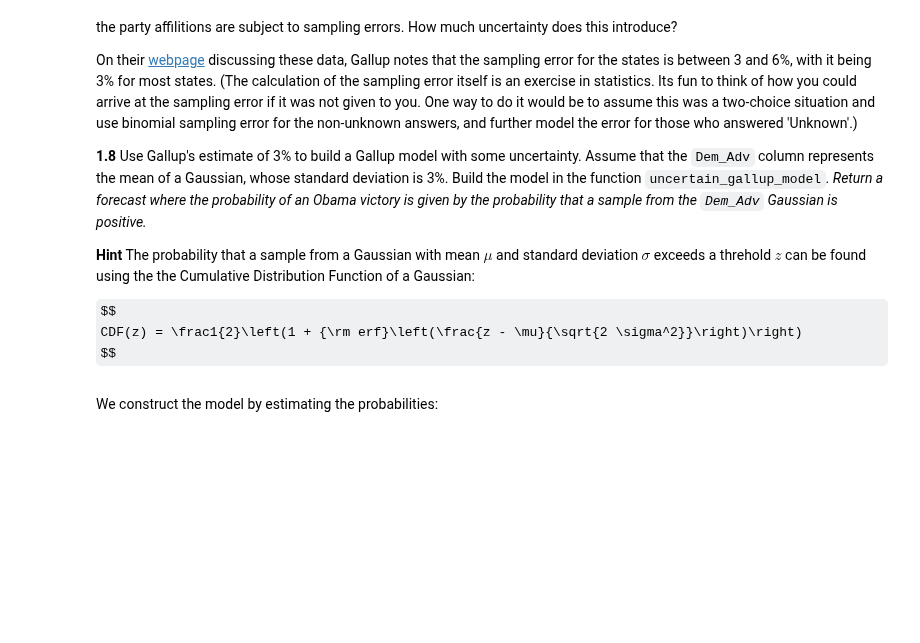
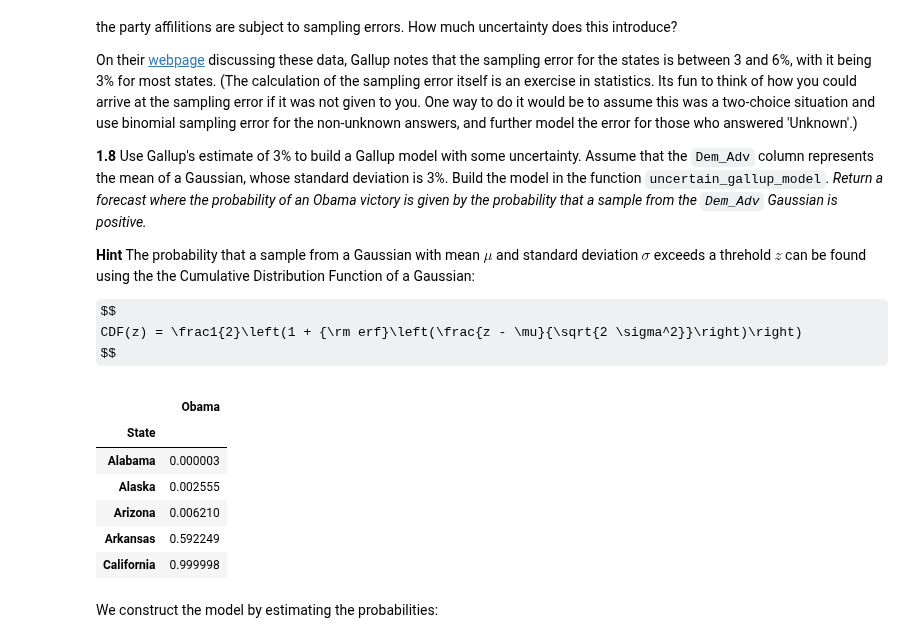
Before and after one commit to Theerit/content, a Jupyter notebook: HW2.ipynb, the cells around one changed output. Drawn from its saved outputs; the diff is of its cells as text; code cells hidden in the pictures; some formulas as TeX source; blank space fills up the shorter version.

Commit message:
Add uncertain gallup model code

```diff
--- a/HW2.ipynb
+++ b/HW2.ipynb
@@ -553,6 +548,24 @@ model : DataFrame
     model.index should be set to gallup.index (that is, it should be indexed by state name)
 """
 # your code here
+def uncertain_gallup_model(gallup):
+    from scipy.special import erf
+    df = gallup[['Dem_Adv']]
+    df = 0.5*(1+erf((df)/(np.sqrt(2*3*3))))
+    #df.to_frame()
+    df.columns = ["Obama"]
+    return df
+# %%
+testModel1 = uncertain_gallup_model(gallup_2012)
+testModel1.head()
+# %% [output]
+|  | Obama |
+| State |  |
+| Alabama | 0.000003 |
+| Alaska | 0.002555 |
+| Arizona | 0.006210 |
+| Arkansas | 0.592249 |
+| California | 0.999998 |
 # %% [markdown]
 We construct the model by estimating the probabilities:
 # %%
```
Also changed, not shown: parts of 4 cells of this notebook.
